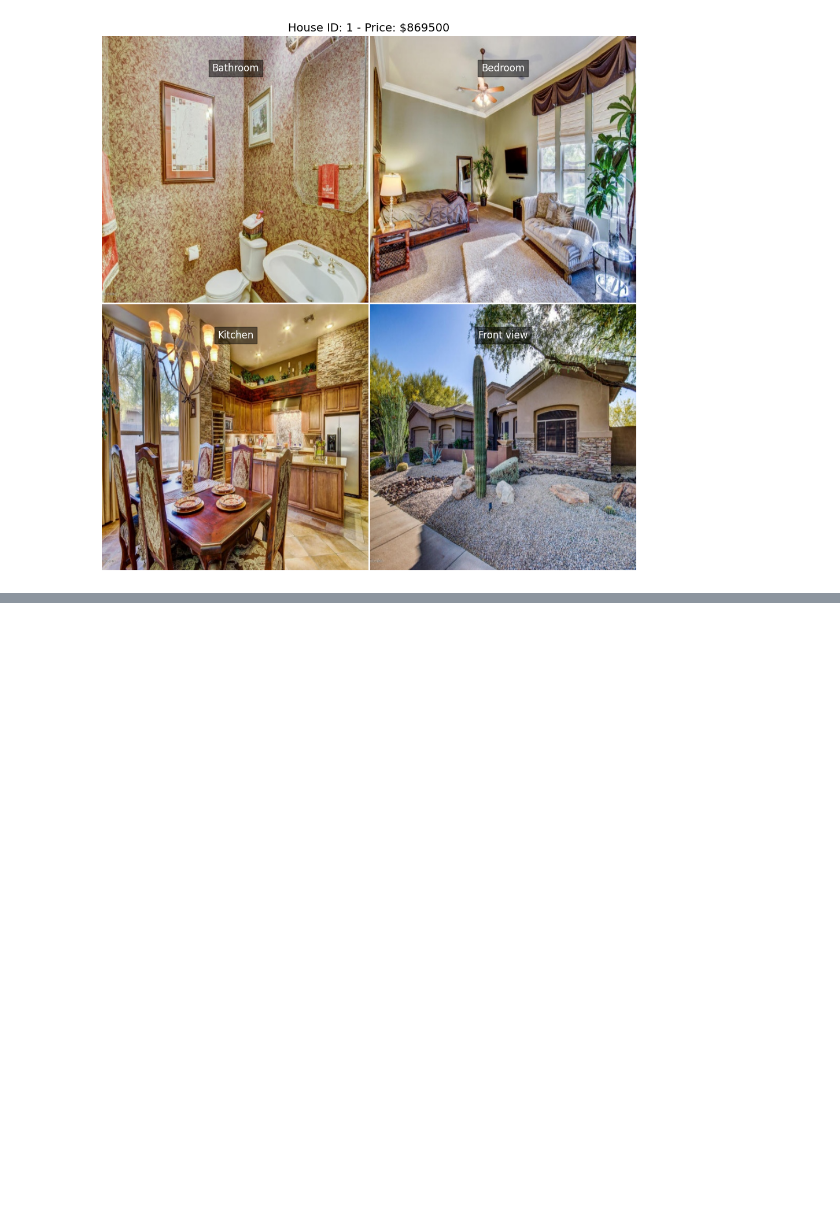
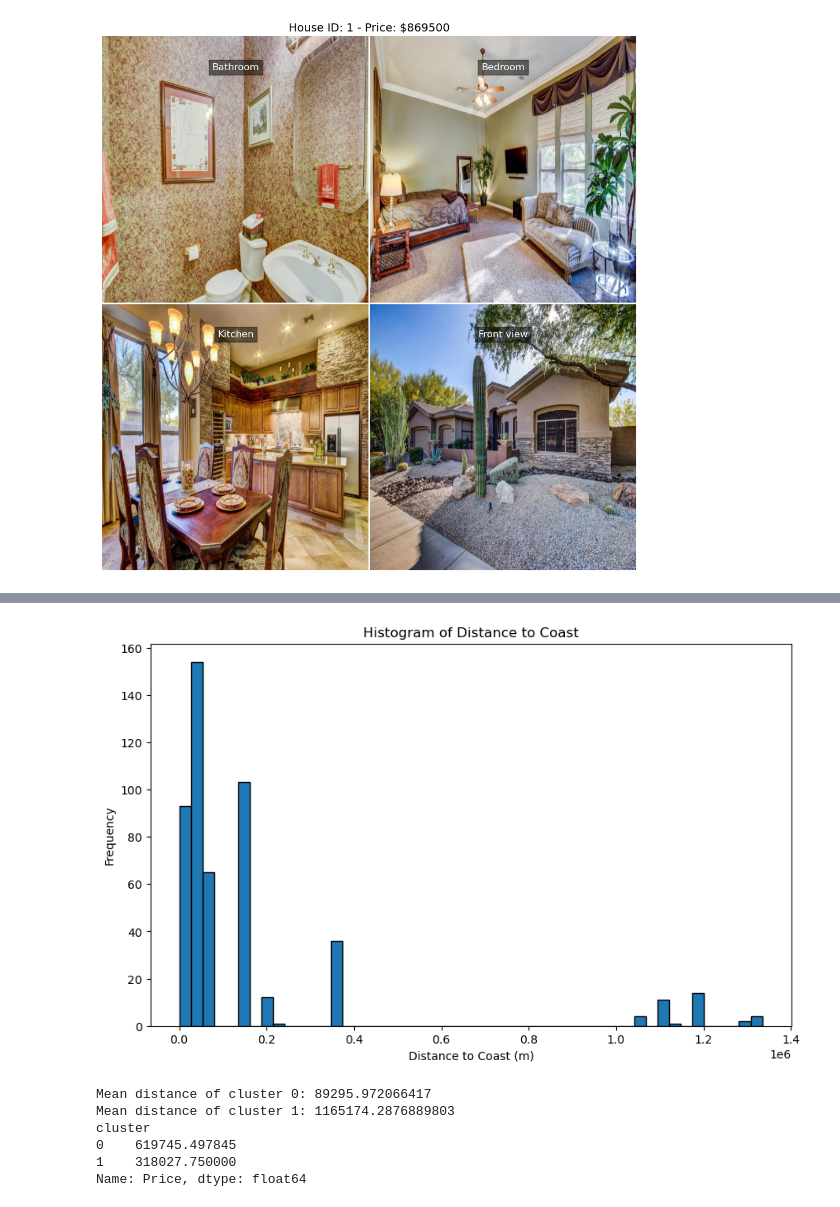
Before and after one commit to casperpriem05/DeepLearning, a Jupyter notebook: main.ipynb, the cells around one changed output, grey strips where cells are left out. Cells and saved outputs as stored; diff of their text form; code cells hidden in the pictures; blank space fills up the shorter version.

```diff
--- a/main.ipynb
+++ b/main.ipynb
@@ -168,0 +169,2 @@ images = np.array(images)
+# %%
+train = pd.read_csv('train.csv')
@@ -168,0 +191,14 @@ images = np.array(images)
+# %%
+coastline = gpd.read_file("ne_10m_coastline.shp")
+gdf_properties = gpd.GeoDataFrame(
+    train,
+    geometry=gpd.points_from_xy(df.Longitude, df.Latitude),
+    crs="EPSG:4326"  # WGS84 Latitude/Longitude
+)
+gdf_properties = gdf_properties.to_crs(epsg=3857)
+coastline = coastline.to_crs(epsg=3857)
+train['distance_to_coast_m'] = gdf_properties.geometry.apply(
+    lambda point: coastline.distance(point).min()
+)
+
+print(train.head())
@@ -168,0 +219,40 @@ images = np.array(images)
+# %%
+plt.figure(figsize=(10, 6))
+plt.hist(train['distance_to_coast_m'], bins=50, edgecolor='black')
+plt.title('Histogram of Distance to Coast')
+plt.xlabel('Distance to Coast (m)')
+plt.ylabel('Frequency')
+plt.show()
+# %% [output]
+[figure, added]
+# %%
+from sklearn.cluster import KMeans
+distances = np.array(train['distance_to_coast_m'])
+distances_reshaped = distances.reshape(-1, 1)
+
+# fit KMeans with 2 clusters
+kmeans = KMeans(n_clusters=2, random_state=0).fit(distances_reshaped)
+labels = kmeans.labels_
+
+# Create a new column in 'train' to store cluster labels
+train['cluster'] = labels
+
+# Compute mean distance for each cluster
+cluster_0 = train[train['cluster'] == 0]['distance_to_coast_m']
+cluster_1 = train[train['cluster'] == 1]['distance_to_coast_m']
+
+mean_0 = cluster_0.mean()
+mean_1 = cluster_1.mean()
+
+print("Mean distance of cluster 0:", mean_0)
+print("Mean distance of cluster 1:", mean_1)
+
+mean_prices = train.groupby('cluster')['Price'].mean()
+print(mean_prices)
+# %% [output]
+Mean distance of cluster 0: 89295.972066417
+Mean distance of cluster 1: 1165174.2876889803
+cluster
+0    619745.497845
+1    318027.750000
+Name: Price, dtype: float64
```
Also changed, not shown: parts of 12 cells of this notebook, 8 other files.
